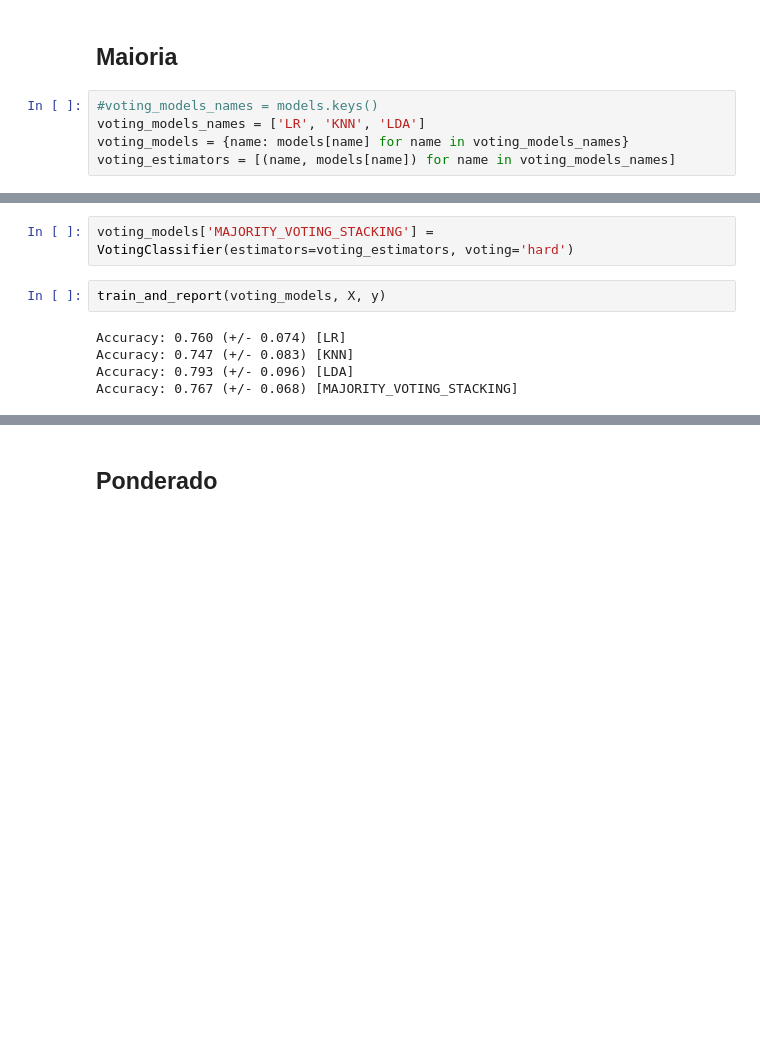
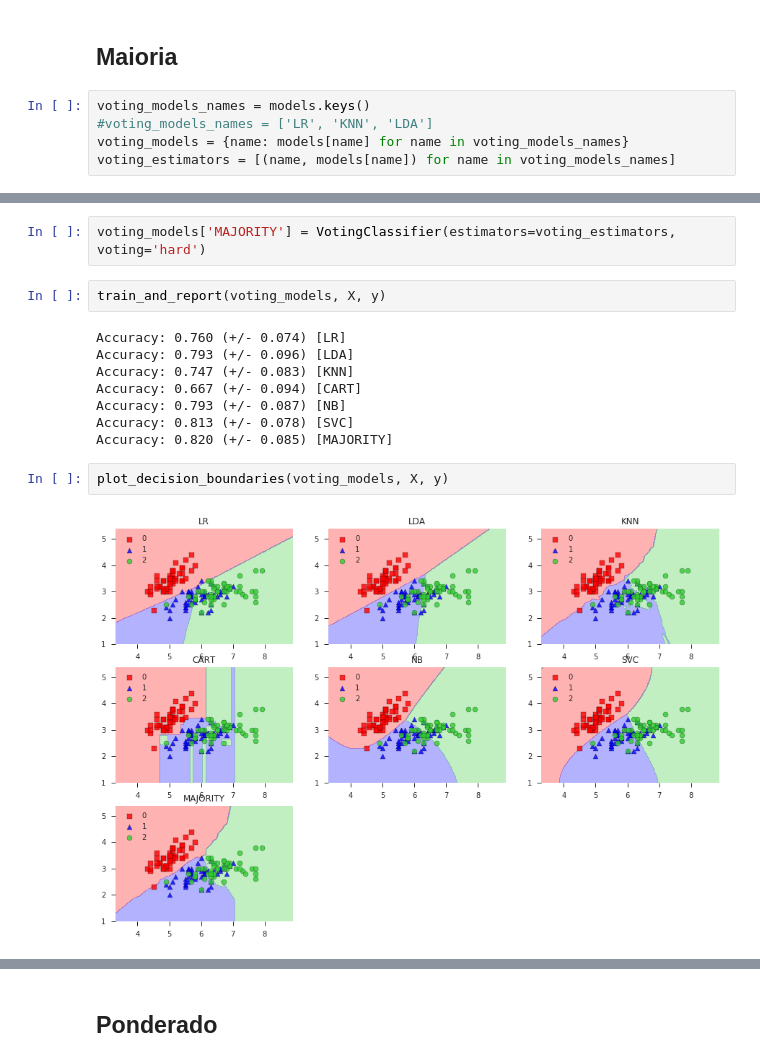
Before and after one commit to gilmar/udacity-live-coding-ensembles, a Jupyter notebook: udacity-live-coding-ensembles-stacking.ipynb, the cells around one changed output, grey strips where cells are left out. Cells and saved outputs as stored; diff of their text form; blank space fills up the shorter version.

```diff
--- a/udacity-live-coding-ensembles-stacking.ipynb
+++ b/udacity-live-coding-ensembles-stacking.ipynb
@@ -123,7 +167,7 @@ Accuracy: 0.813 (+/- 0.078) [SVC]
 # %% [markdown]
 ## Maioria
 # %%
-#voting_models_names = models.keys()
-voting_models_names = ['LR', 'KNN', 'LDA']
+voting_models_names = models.keys()
+#voting_models_names = ['LR', 'KNN', 'LDA']
 voting_models = {name: models[name] for name in voting_models_names}
 voting_estimators = [(name, models[name]) for name in voting_models_names]
@@ -130,9 +194,16 @@ voting_estimators = [(name, models[name]) for name in voting_models_names]
 # %%
-voting_models['MAJORITY_VOTING_STACKING'] = VotingClassifier(estimators=voting_estimators, voting='hard')
+voting_models['MAJORITY'] = VotingClassifier(estimators=voting_estimators, voting='hard')
 # %%
 train_and_report(voting_models, X, y)
 # %% [output]
 Accuracy: 0.760 (+/- 0.074) [LR]
+Accuracy: 0.793 (+/- 0.096) [LDA]
 Accuracy: 0.747 (+/- 0.083) [KNN]
-Accuracy: 0.793 (+/- 0.096) [LDA]
-Accuracy: 0.767 (+/- 0.068) [MAJORITY_VOTING_STACKING]
+Accuracy: 0.667 (+/- 0.094) [CART]
+Accuracy: 0.793 (+/- 0.087) [NB]
+Accuracy: 0.813 (+/- 0.078) [SVC]
+Accuracy: 0.820 (+/- 0.085) [MAJORITY]
+# %%
+plot_decision_boundaries(voting_models, X, y)
+# %% [output]
+[figure, added]
```
Also changed, not shown: parts of 19 cells of this notebook.
